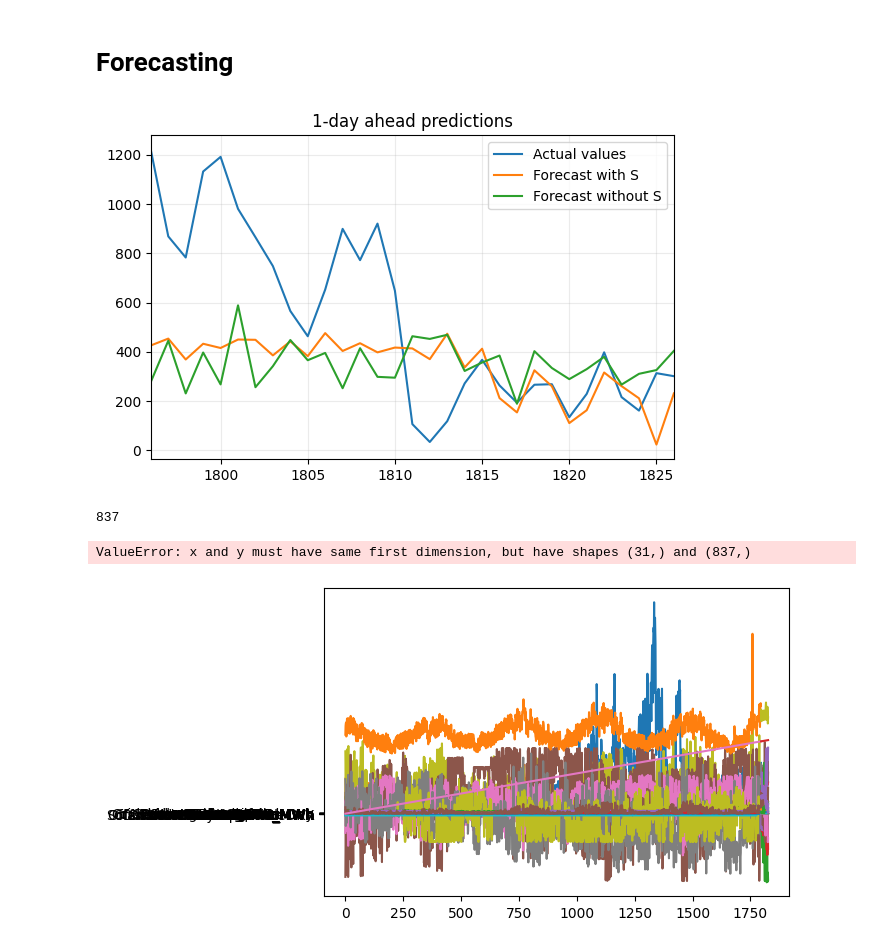
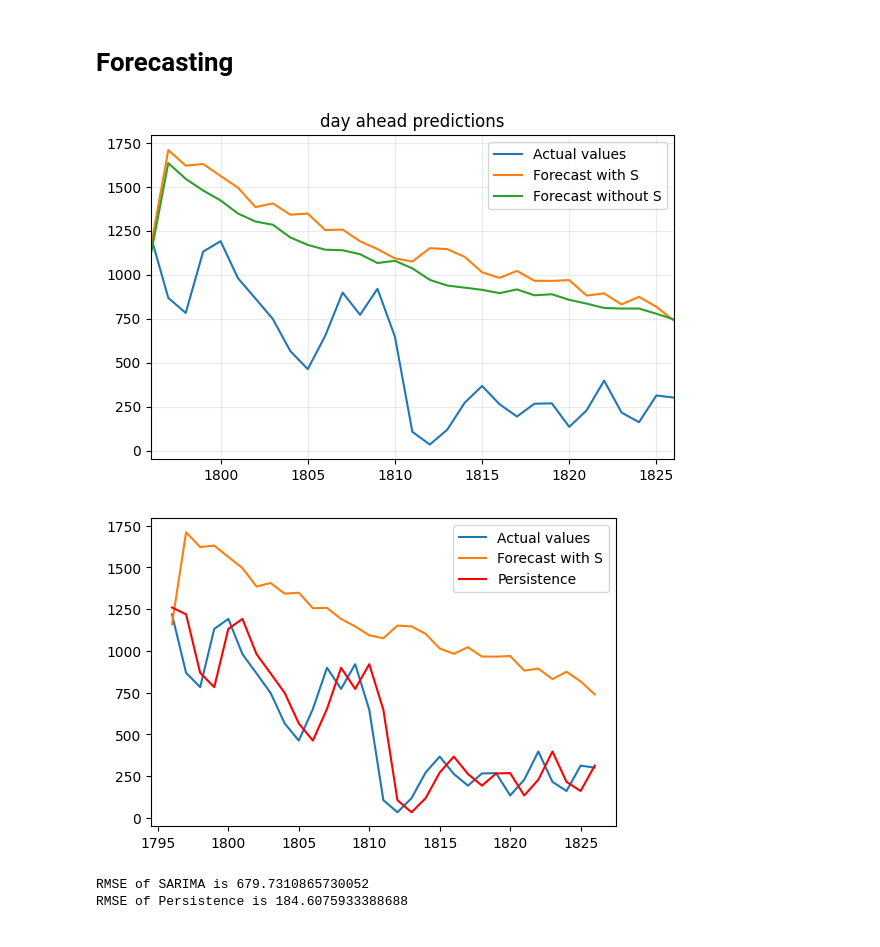
Before and after one commit to s175644/Energy-Analytics---assignment-2, a Jupyter notebook: task1.1.ipynb, the cells around one changed output. Cells and saved outputs as stored; diff of their text form; code cells hidden in the pictures.

```diff
--- a/task1.1.ipynb
+++ b/task1.1.ipynb
@@ -120,9 +123,15 @@ Warnings:
 # %% [markdown]
 # Forecasting
 # %%
-### 1-day predictions ###
+### day predictions ###
 
-# Create an empty list for the 1-day ahead forecasts
+#define arima models to save time in debugging"
+m_S = pm.arima.ARIMA(order=(4, 1, 4), seasonal_order=(0, 0, 1, 12), trend=None, with_intercept=False, maxiter = 50, suppress_warnings=True)
+m_S.fit(train_daily["SpotPriceDKK"])
+m_noS = pm.arima.ARIMA(order=(2, 1, 2), seasonal_order=(0, 0, 0, 0), trend=None, with_intercept=False, maxiter = 50, suppress_warnings=True)
+m_noS.fit(train_daily["SpotPriceDKK"])
+
+# Create an empty list for the day ahead forecasts
 Forecasts_S = []
 Forecasts_noS = []
 
@@ -134,43 +143,52 @@ for i in range(len(test_daily)):
 
     # Append the forecast to the list
     Forecasts_S.extend(frc_S)
     Forecasts_noS.extend(frc_noS)
 
     # Update the model with new observations
     m_S.update(test_daily.iloc[i])
     m_noS.update(test_daily.iloc[i])
 
 # Plot the forecasts
 n_train_daily = len(train_daily)
 n_data_daily = len(df_daily)  # Calculate the length of df_daily
 plt.figure(figsize=(6, 4), dpi=100)
 # plt.plot(np.arange(1, n_train_daily + 1), train_daily["SpotPriceDKK"])
 plt.plot(np.arange(n_train_daily + 1, n_data_daily + 1), test_daily["SpotPriceDKK"])
 plt.plot(np.arange(n_train_daily + 1, n_data_daily + 1), Forecasts_S)
 plt.plot(np.arange(n_train_daily + 1, n_data_daily + 1), Forecasts_noS)
-plt.title("1-day ahead predictions")
+plt.title("day ahead predictions")
 plt.legend(["Actual values", "Forecast with S", "Forecast without S"])
 plt.xlim(n_data_daily - len(Forecasts_S) + 1, n_data_daily)
 plt.tight_layout()
 plt.grid(alpha=0.25)
 plt.show()
 
-# Create an empty list for the 12-month ahead peristence
-N = int(len(test_daily))
-Persistence12 = []
+# Create an empty list for the 1 month ahead peristence
+N = int(len(test_daily["SpotPriceDKK"]))
+Persistence = []
 
 for i in range(N):
 
-    Persistence12.extend(df_daily[len(train_daily)+i*1-1:len(train_daily)+(i+1)*1-1])
+    Persistence.extend(df_daily["SpotPriceDKK"][len(train_daily)+i-1:len(train_daily)+i])
 
-print(len(Persistence12))
+
 plt.figure(figsize=(6, 4), dpi=100)
-plt.plot(np.arange(1,n_train_daily+1), train_daily)
-plt.plot(np.arange(n_train_daily+1,n_data_daily+1), test_daily)
+plt.plot(np.arange(n_train_daily+1,n_data_daily+1), test_daily["SpotPriceDKK"])
 plt.plot(np.arange(n_train_daily+1,n_data_daily+1), Forecasts_S)
-plt.plot(np.arange(n_train_daily+1,n_data_daily+1), Persistence12)
+plt.plot(np.arange(n_train_daily+1,n_data_daily+1), Persistence,color = 'red')
+plt.legend(["Actual values", "Forecast with S", "Persistence"])
+plt.tight_layout()
+plt.grid(alpha =0.25)
+plt.show()
+
+# calculate rmse
+RMSE_S = sqrt(mean_squared_error(test_daily["SpotPriceDKK"], Forecasts_S))
+RMSE_P = sqrt(mean_squared_error(test_daily["SpotPriceDKK"], Persistence))
+print("RMSE of SARIMA is", RMSE_S)
+print("RMSE of Persistence is", RMSE_P)
 # %% [output]
-[figure, old version]
+[figure, new version]
+[figure, new version]
-837
+RMSE of SARIMA is 679.7310865730052
+RMSE of Persistence is 184.6075933388688
-ValueError: x and y must have same first dimension, but have shapes (31,) and (837,)
-[figure, old version]
```
Also changed, not shown: parts of 2 cells of this notebook.
